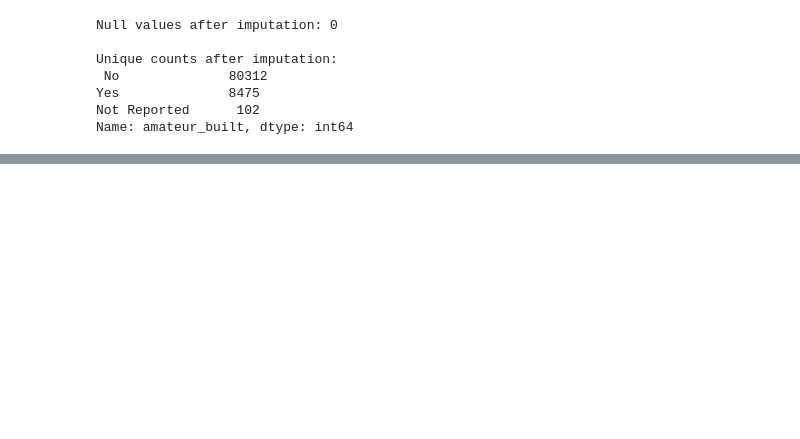
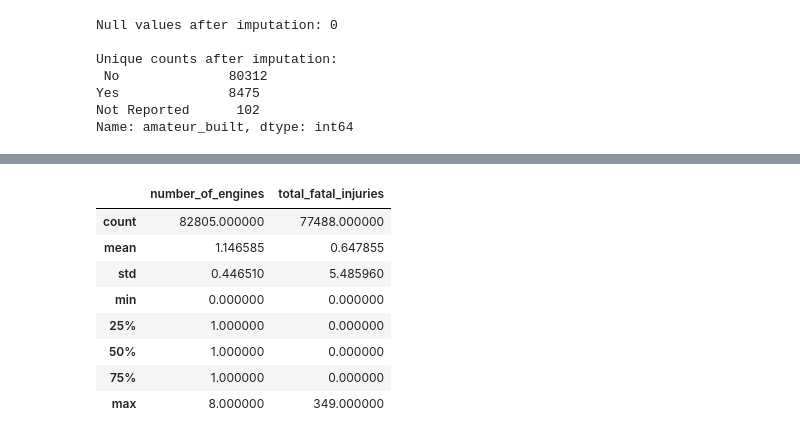
Before and after one commit to Vain-Guy/Capstone-Project-Moringa, a Jupyter notebook: notebook.ipynb, the cells around one changed output, grey strips where cells are left out. Cells and saved outputs as stored; diff of their text form; code cells hidden in the pictures; blank space fills up the shorter version.

```diff
--- a/notebook.ipynb
+++ b/notebook.ipynb
@@ -952 +1082,14 @@ memory usage: 11.5+ MB
+# %%
+# Check summary statistics number_of_engines
+aviation_df.describe()
+# %% [output]
+|  | number_of_engines | total_fatal_injuries |
+| count | 82805.000000 | 77488.000000 |
+| mean | 1.146585 | 0.647855 |
+| std | 0.446510 | 5.485960 |
+| min | 0.000000 | 0.000000 |
+| 25% | 1.000000 | 0.000000 |
+| 50% | 1.000000 | 0.000000 |
+| 75% | 1.000000 | 0.000000 |
+| max | 8.000000 | 349.000000 |
 # %%
```
Also changed, not shown: parts of 42 cells of this notebook, 4 other files.
